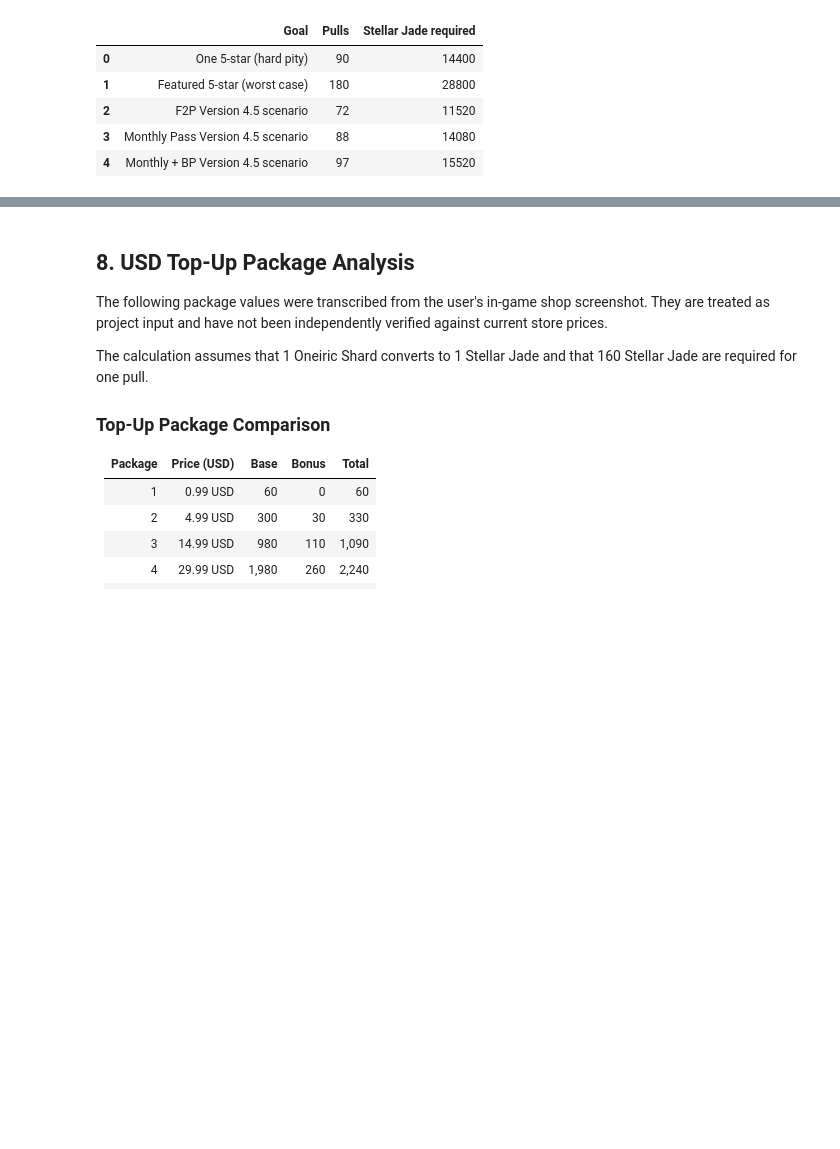
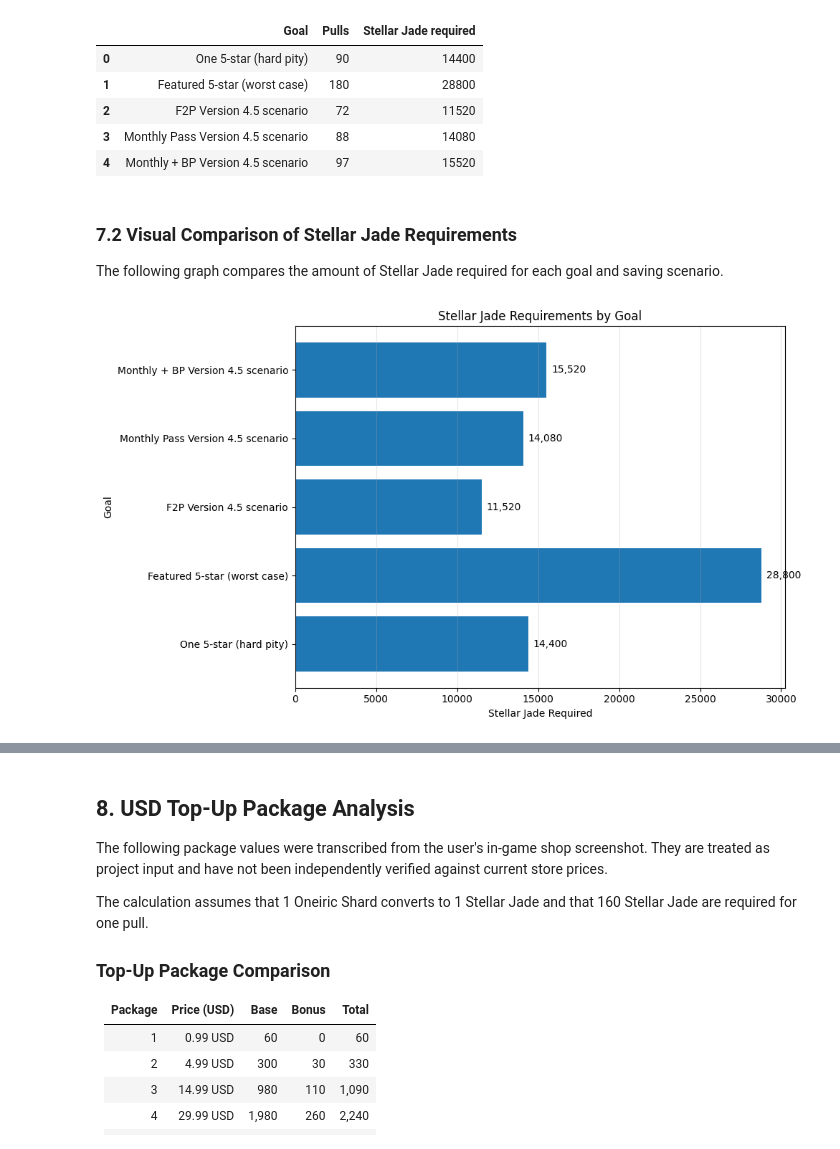
Before and after one commit to Rexzilla22/hsr-gacha-probability-analysis, a Jupyter notebook: HSR_Gacha_Probability_Project.ipynb, the cells around one changed output, grey strips where cells are left out. Saved outputs shown, nothing was run; the diff lists cells and outputs as text; code cells hidden in the pictures; blank space fills up the shorter version.

```diff
--- a/HSR_Gacha_Probability_Project.ipynb
+++ b/HSR_Gacha_Probability_Project.ipynb
@@ -551,3 +614,35 @@ cost_table
 | 2 | F2P Version 4.5 scenario | 72 | 11520 |
 | 3 | Monthly Pass Version 4.5 scenario | 88 | 14080 |
 | 4 | Monthly + BP Version 4.5 scenario | 97 | 15520 |
+# %% [markdown]
+### 7.2 Visual Comparison of Stellar Jade Requirements
+
+The following graph compares the amount of Stellar Jade required for each goal and saving scenario.
+# %%
+# 7.2 Visual Comparison of Stellar Jade Requirements
+
+plt.figure(figsize=(10, 6))
+
+bars = plt.barh(
+    cost_table["Goal"],
+    cost_table["Stellar Jade required"]
+)
+
+plt.title("Stellar Jade Requirements by Goal")
+plt.xlabel("Stellar Jade Required")
+plt.ylabel("Goal")
+plt.grid(axis="x", alpha=0.3)
+
+for bar in bars:
+    width = bar.get_width()
+    plt.text(
+        width + 300,
+        bar.get_y() + bar.get_height() / 2,
+        f"{int(width):,}",
+        va="center"
+    )
+
+plt.tight_layout()
+plt.show()
+# %% [output]
+[figure, added]
```
Also changed, not shown: parts of 9 cells of this notebook.
